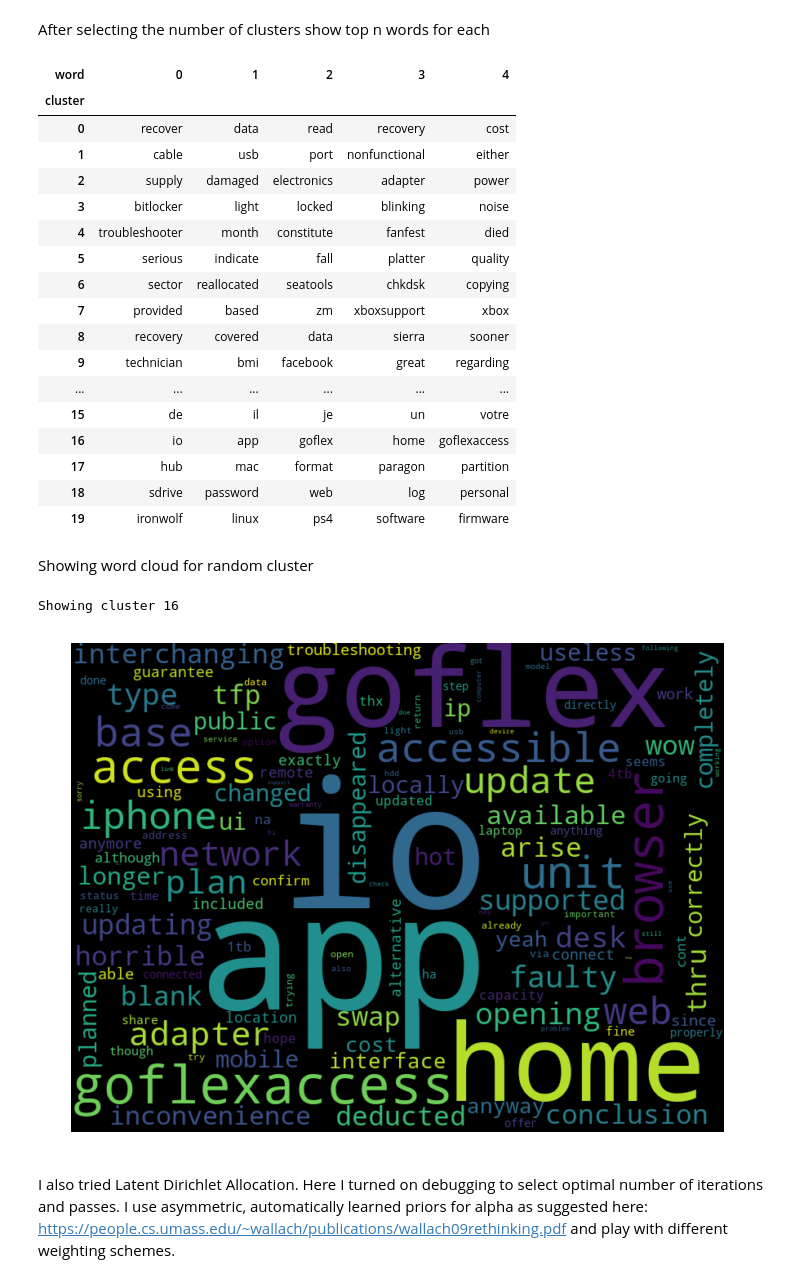
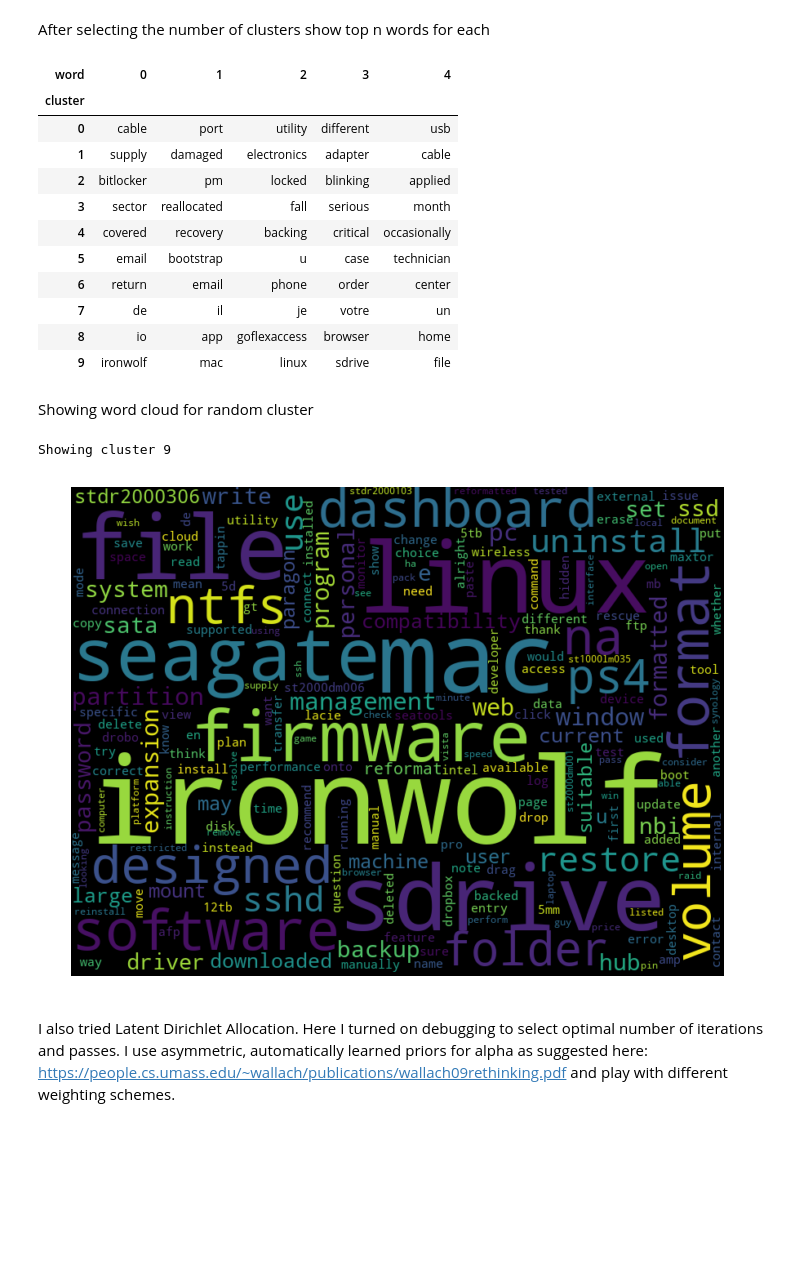
Before and after one commit to kingsharaman/Twitter-analysis, a Jupyter notebook: Twitter Customer Support Analysis (channel) v2.ipynb, the cells around one changed output. Drawn from its saved outputs; the diff is of its cells as text; code cells hidden in the pictures; blank space fills up the shorter version.

```diff
--- a/Twitter Customer Support Analysis (channel) v2.ipynb
+++ b/Twitter Customer Support Analysis (channel) v2.ipynb
@@ -127 +129,17 @@ plt.axis("off");
+# %%
+all_conversations = tweets.groupby("channel")["text"].apply(lambda s: s.str.cat(sep=" "))
+all_docs = [get_cleaned_doc(doc) for doc in all_conversations]
+all_dictionary = Dictionary(all_docs)
+all_corpus = [all_dictionary.doc2bow(doc) for doc in all_docs]
+# %%
+channel_index = np.where(all_conversations.index == channel_name)[0][0]
+
+tfidf = TfidfModel(all_corpus, dictionary=all_dictionary)
+token_imp = dict([(all_dictionary[token_id], imp) for token_id, imp in tfidf[all_corpus][channel_index]])
+
+word_cloud = WordCloud(width=800, height=600).generate_from_frequencies(token_imp)
+
+plt.figure(figsize=(12, 9))
+plt.imshow(word_cloud, interpolation='bilinear')
+plt.axis("off");
 # %% [markdown]
@@ -131,7 +149,7 @@ from gensim.matutils import corpus2dense
 from scipy.spatial.distance import pdist
 from scipy.cluster.hierarchy import dendrogram, linkage, ward
 
-weighted_corpus = TfidfModel(corpus, dictionary=dictionary, smartirs="btn")[corpus]
+weighted_corpus = TfidfModel(corpus, dictionary=dictionary, smartirs="btc")[corpus]
 
 dense_corpus = corpus2dense(weighted_corpus, len(dictionary)).T
 
@@ -154,53 +172,47 @@ After selecting the number of clusters show top n words for each
 # %%
 from scipy.cluster.hierarchy import fcluster
 
-k = 20
+k = 10
 clusters = fcluster(Z, k, criterion='maxclust')
 
 clustered_docs = []
 
 for cidx in range(k):
     cluster_indices = np.where(clusters == cidx + 1)[0]
     clustered_docs.append([token for i, doc in enumerate(docs) if i in cluster_indices for token in doc])
 
 clustered_dict = Dictionary(clustered_docs)
 clustered_corpus = [clustered_dict.doc2bow(doc) for doc in clustered_docs]
 
 tfidf = TfidfModel(clustered_corpus, dictionary=clustered_dict)
 
 top_n = 5
 
 topics = []
 
 for cidx in range(k):
     token_imp = [(clustered_dict[token_id], imp) for token_id, imp in tfidf[clustered_corpus[cidx]]]
     token_imp.sort(key=lambda x: x[1], reverse=True)
     top_words = [token for token, imp in token_imp][:top_n]
     topics.append(top_words)
 
 df = pd.DataFrame(topics)
 df.columns.name = "word"
 df.index.name = "cluster"
 df
 # %% [output]
 | word | 0 | 1 | 2 | 3 | 4 |
 | cluster |  |  |  |  |  |
-| 0 | recover | data | read | recovery | cost |
-| 1 | cable | usb | port | nonfunctional | either |
-| 2 | supply | damaged | electronics | adapter | power |
-| 3 | bitlocker | light | locked | blinking | noise |
-| 4 | troubleshooter | month | constitute | fanfest | died |
-| 5 | serious | indicate | fall | platter | quality |
-| 6 | sector | reallocated | seatools | chkdsk | copying |
-| 7 | provided | based | zm | xboxsupport | xbox |
-| 8 | recovery | covered | data | sierra | sooner |
-| 9 | technician | bmi | facebook | great | regarding |
-| ... | ... | ... | ... | ... | ... |
-| 15 | de | il | je | un | votre |
-| 16 | io | app | goflex | home | goflexaccess |
-| 17 | hub | mac | format | paragon | partition |
-| 18 | sdrive | password | web | log | personal |
-| 19 | ironwolf | linux | ps4 | software | firmware |
+| 0 | cable | port | utility | different | usb |
+| 1 | supply | damaged | electronics | adapter | cable |
+| 2 | bitlocker | pm | locked | blinking | applied |
+| 3 | sector | reallocated | fall | serious | month |
+| 4 | covered | recovery | backing | critical | occasionally |
+| 5 | email | bootstrap | u | case | technician |
+| 6 | return | email | phone | order | center |
+| 7 | de | il | je | votre | un |
+| 8 | io | app | goflexaccess | browser | home |
+| 9 | ironwolf | mac | linux | sdrive | file |
 # %% [markdown]
 Showing word cloud for random cluster
 # %%
@@ -215,8 +227,8 @@ plt.figure(figsize=(12, 9))
 plt.imshow(word_cloud, interpolation='bilinear')
 plt.axis("off");
 # %% [output]
-Showing cluster 16
+Showing cluster 9
-[figure, old version]
+[figure, new version]
 # %% [markdown]
 I also tried Latent Dirichlet Allocation. Here I turned on debugging to select optimal number of iterations and passes. I use asymmetric, automatically learned priors for alpha as suggested here: https://people.cs.umass.edu/~wallach/publications/wallach09rethinking.pdf and play with different weighting schemes.
 # %%
```
Also changed, not shown: parts of 7 cells of this notebook.
